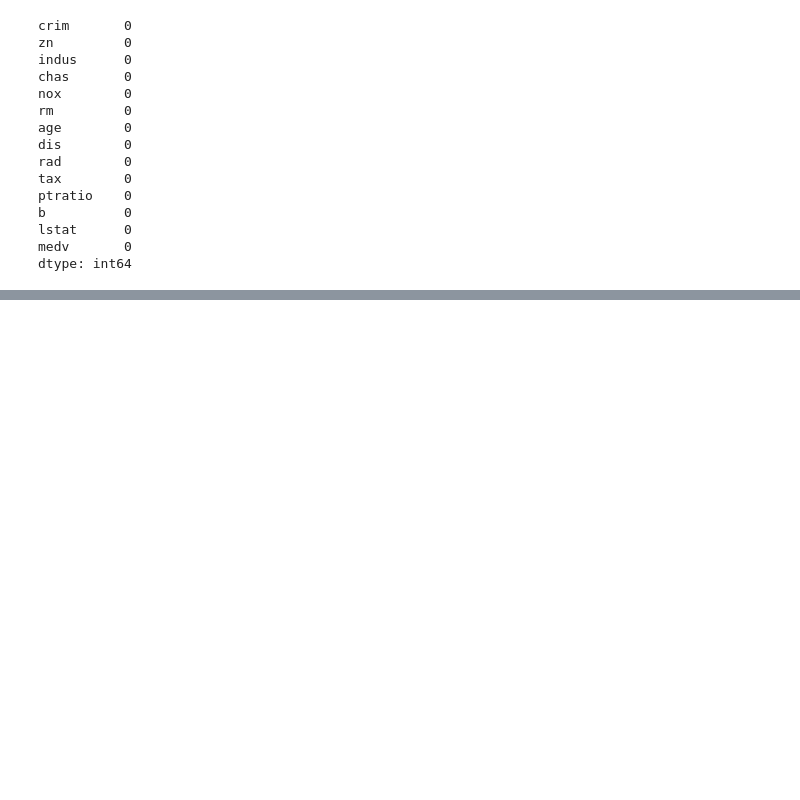
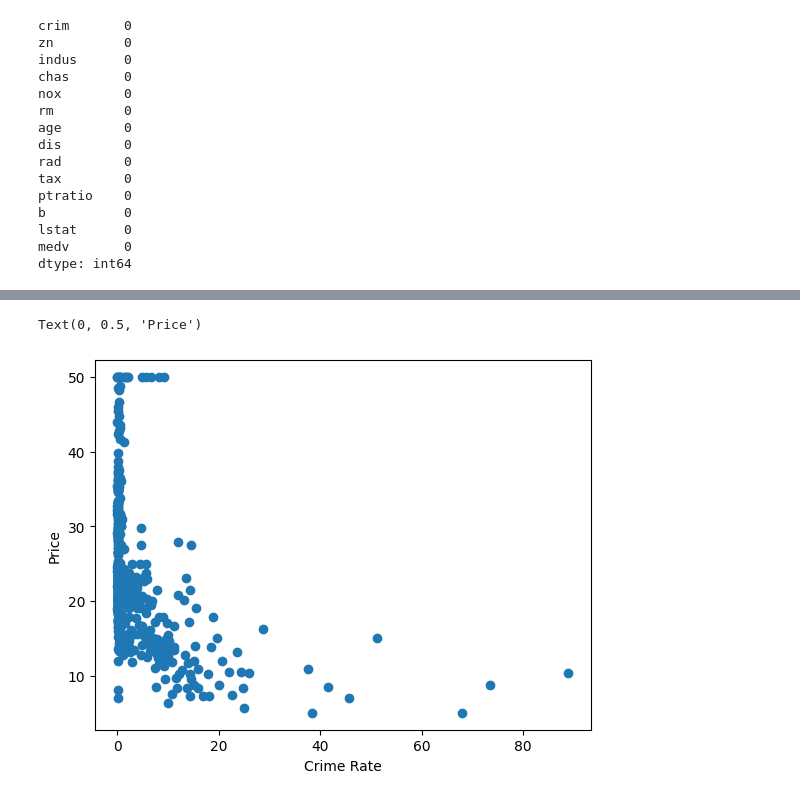
Before and after one commit to TanmayMachkar/ML-1, a Jupyter notebook: Untitled.ipynb, the cells around one changed output, grey strips where cells are left out. Drawn from its saved outputs; the diff is of its cells as text; code cells hidden in the pictures; blank space fills up the shorter version.

```diff
--- a/Untitled.ipynb
+++ b/Untitled.ipynb
@@ -143,0 +150,7 @@ boston_df.corr()
+# %%
+plt.scatter(boston_df["crim"], boston_df["medv"])
+plt.xlabel("Crime Rate")
+plt.ylabel("Price")
+# %% [output]
+Text(0, 0.5, 'Price')
+[figure, added]
```
Also changed, not shown: parts of 16 cells of this notebook.
